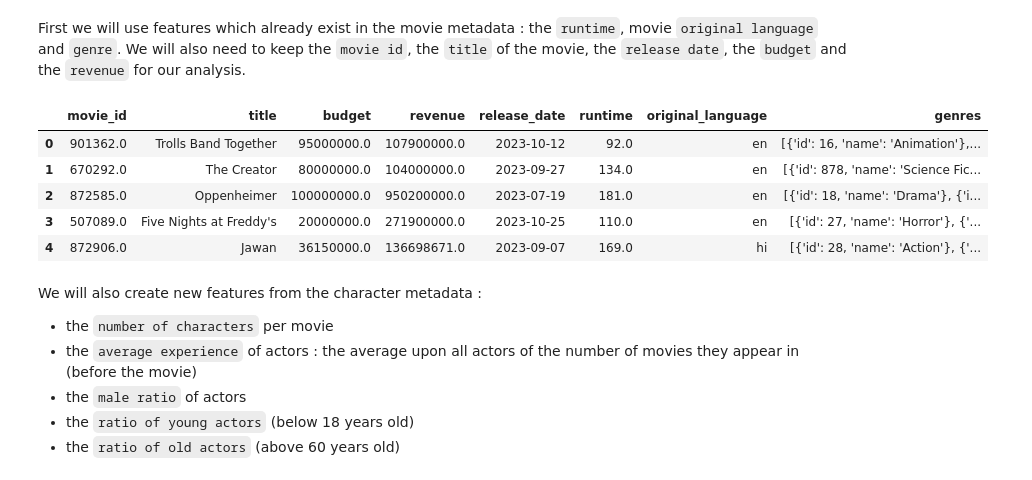
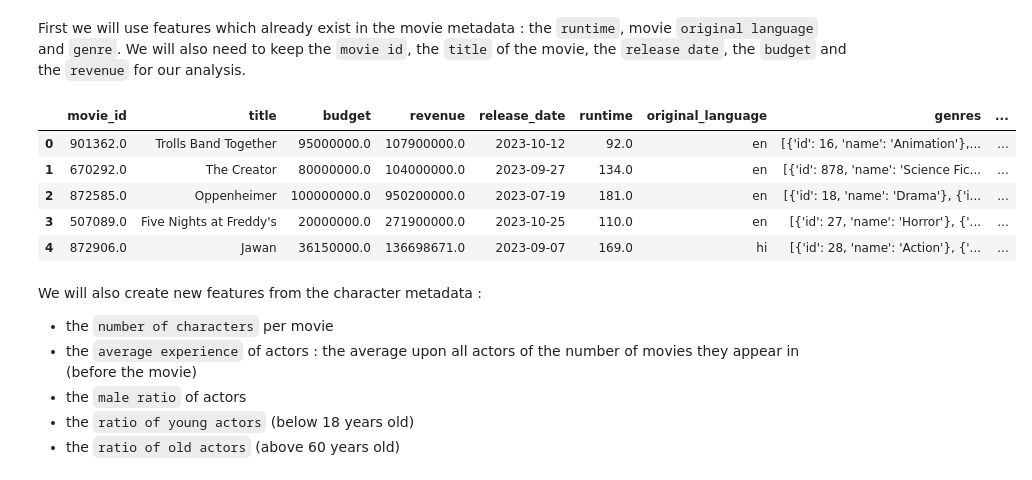
Before and after one commit to epfl-ada/ada-2023-project-thesuricates, a Jupyter notebook: milestone3.ipynb, the cells around one changed output. Saved outputs shown, nothing was run; the diff lists cells and outputs as text; code cells hidden in the pictures.

```diff
--- a/milestone3.ipynb
+++ b/milestone3.ipynb
@@ -33,12 +33,12 @@ We will first remove all the *missing values* (Nans or 0) in the features we wil
 # Remove rows in the movie dataframe containing NaNs on features we will use
 cleaned_movie = movie.copy()
 cleaned_movie.dropna(subset=['budget', 'revenue', 'release_date', 'runtime',
-                              'original_language', 'genres'], inplace=True)
+                              'original_language', 'genres', 'production_countries', 'spoken_languages', 'title'], inplace=True)
 
 
 # Remove rows in the character dataframe without actor names
 cleaned_character = character.copy()
-cleaned_character.dropna(subset=['name','birthday'], inplace=True)
+cleaned_character.dropna(subset=['name','birthday', 'gender', 'popularity'], inplace=True)
 # %%
 # Remove rows in the movie dataframe where the revenue or budget are null
 cleaned_movie = cleaned_movie[(cleaned_movie['budget'] != 0) & (cleaned_movie['revenue'] != 0)]
@@ -72,13 +71,13 @@ First we will use features which already exist in the movie metadata : the `runt
 # %%
 # Create a new dataframe using movie information
 movie_features = cleaned_movie[['movie_id', 'title', 'budget', 'revenue', 'release_date', 'runtime',
-                              'original_language', 'genres']].copy()
+                              'original_language', 'genres', 'production_countries', 'spoken_languages']].copy()
 movie_features.head()
 # %% [output]
-|  | movie_id | title | budget | revenue | release_date | runtime | original_language | genres |
-| 0 | 901362.0 | Trolls Band Together | 95000000.0 | 107900000.0 | 2023-10-12 | 92.0 | en | [{'id': 16, 'name': 'Animation'},... |
-| 1 | 670292.0 | The Creator | 80000000.0 | 104000000.0 | 2023-09-27 | 134.0 | en | [{'id': 878, 'name': 'Science Fic... |
-| 2 | 872585.0 | Oppenheimer | 100000000.0 | 950200000.0 | 2023-07-19 | 181.0 | en | [{'id': 18, 'name': 'Drama'}, {'i... |
-| 3 | 507089.0 | Five Nights at Freddy's | 20000000.0 | 271900000.0 | 2023-10-25 | 110.0 | en | [{'id': 27, 'name': 'Horror'}, {'... |
-| 4 | 872906.0 | Jawan | 36150000.0 | 136698671.0 | 2023-09-07 | 169.0 | hi | [{'id': 28, 'name': 'Action'}, {'... |
+|  | movie_id | title | budget | revenue | release_date | runtime | original_language | genres | ... |
+| 0 | 901362.0 | Trolls Band Together | 95000000.0 | 107900000.0 | 2023-10-12 | 92.0 | en | [{'id': 16, 'name': 'Animation'},... | ... |
+| 1 | 670292.0 | The Creator | 80000000.0 | 104000000.0 | 2023-09-27 | 134.0 | en | [{'id': 878, 'name': 'Science Fic... | ... |
+| 2 | 872585.0 | Oppenheimer | 100000000.0 | 950200000.0 | 2023-07-19 | 181.0 | en | [{'id': 18, 'name': 'Drama'}, {'i... | ... |
+| 3 | 507089.0 | Five Nights at Freddy's | 20000000.0 | 271900000.0 | 2023-10-25 | 110.0 | en | [{'id': 27, 'name': 'Horror'}, {'... | ... |
+| 4 | 872906.0 | Jawan | 36150000.0 | 136698671.0 | 2023-09-07 | 169.0 | hi | [{'id': 28, 'name': 'Action'}, {'... | ... |
 # %%
```
Also changed, not shown: parts of 14 cells of this notebook, 1 other file.
